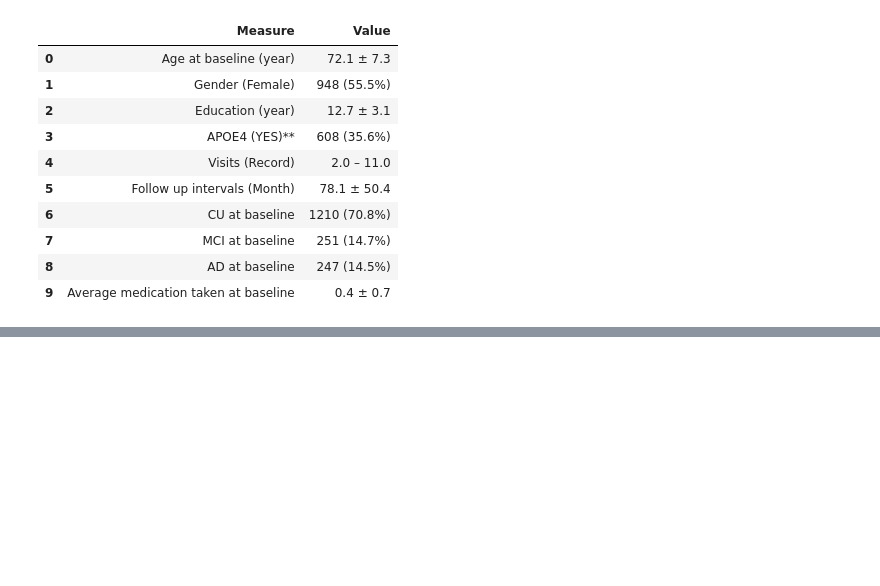
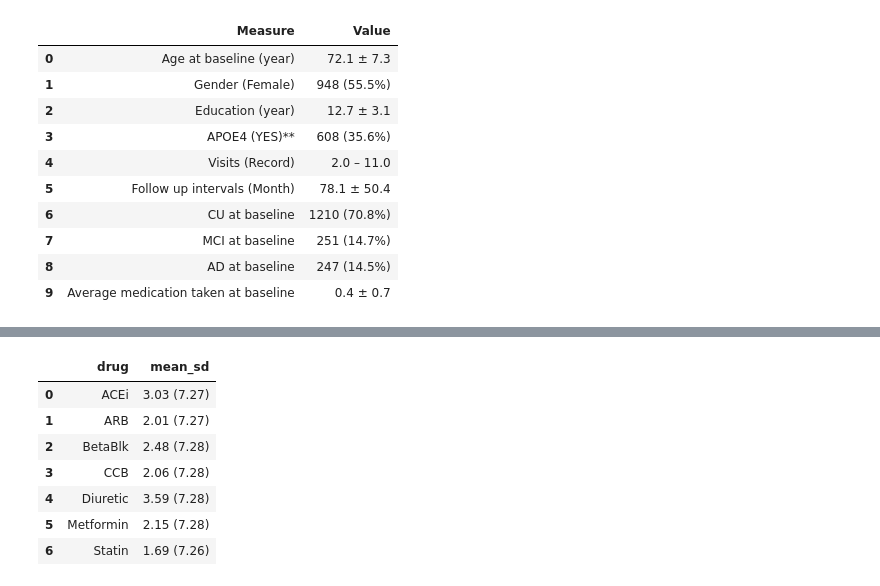
Before and after one commit to Sabrina-wyh/Multicohort-Medication-AD, a Jupyter notebook: code/preprocessed_AIBL.ipynb, the cells around one changed output, grey strips where cells are left out. Drawn from its saved outputs; the diff is of its cells as text; code cells hidden in the pictures; blank space fills up the shorter version.

```diff
--- a/code/preprocessed_AIBL.ipynb
+++ b/code/preprocessed_AIBL.ipynb
@@ -463,0 +464,11 @@ med_utils.baseline_age_by_med(merged_clean, med_cols_names)
+# %%
+med_utils.age_difference_by_med(merged_clean, med_cols_names)
+# %% [output]
+|  | drug | mean_sd |
+| 0 | ACEi | 3.03 (7.27) |
+| 1 | ARB | 2.01 (7.27) |
+| 2 | BetaBlk | 2.48 (7.28) |
+| 3 | CCB | 2.06 (7.28) |
+| 4 | Diuretic | 3.59 (7.28) |
+| 5 | Metformin | 2.15 (7.28) |
+| 6 | Statin | 1.69 (7.26) |
```
Also changed, not shown: parts of 1 cell of this notebook, 45 other files.
